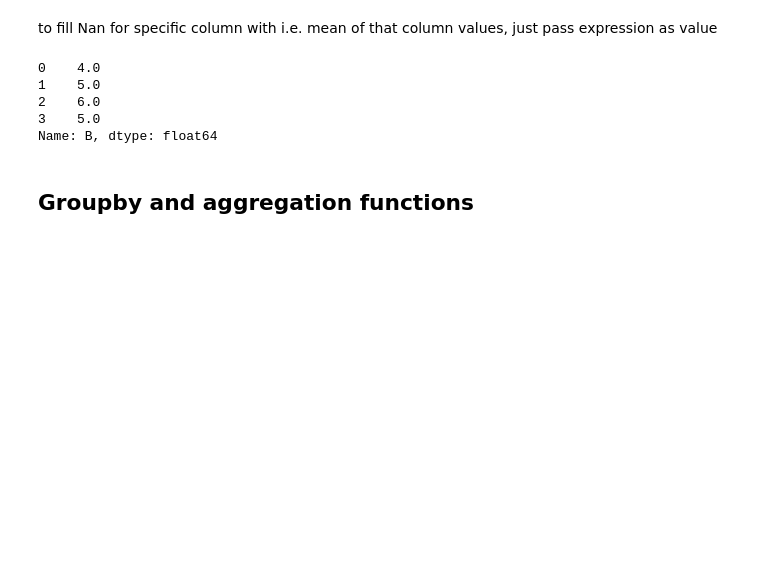
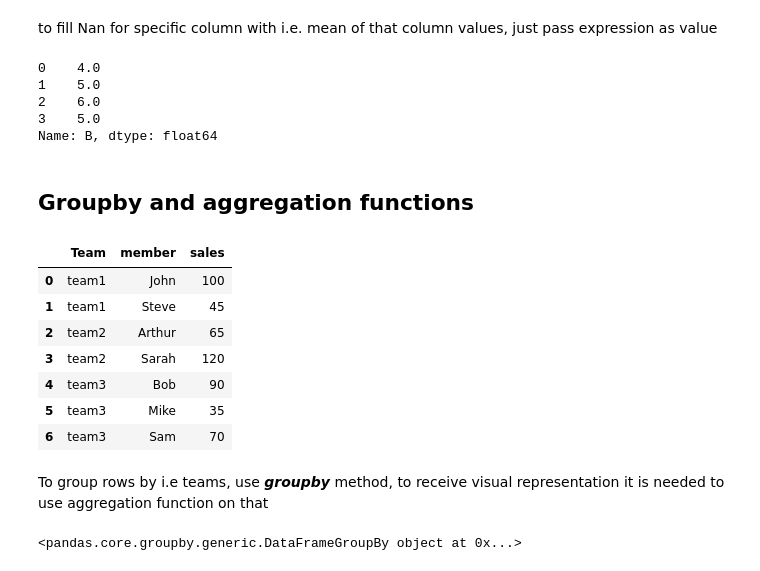
Before and after one commit to Artur-Ws/Data_Science_Basics, a Jupyter notebook: pandas_notes.ipynb, the cells around one changed output. Cells and saved outputs as stored; diff of their text form; code cells hidden in the pictures; blank space fills up the shorter version.

Commit message:
Description of groupby method and aggregation functions

```diff
--- a/pandas_notes.ipynb
+++ b/pandas_notes.ipynb
@@ -498,3 +498,24 @@ df['B'].fillna(value=df['B'].mean())
 Name: B, dtype: float64
 # %% [markdown]
 ## Groupby and aggregation functions
+# %%
+data = {'Team':['team1','team1','team2','team2','team3','team3','team3',],
+        'member':['John','Steve','Arthur','Sarah','Bob','Mike','Sam'],
+       'sales':[100,45,65,120,90,35,70]}
+df = pd.DataFrame(data)
+df
+# %% [output]
+|  | Team | member | sales |
+| 0 | team1 | John | 100 |
+| 1 | team1 | Steve | 45 |
+| 2 | team2 | Arthur | 65 |
+| 3 | team2 | Sarah | 120 |
+| 4 | team3 | Bob | 90 |
+| 5 | team3 | Mike | 35 |
+| 6 | team3 | Sam | 70 |
+# %% [markdown]
+To group rows by i.e teams, use ***groupby*** method, to receive visual representation it is needed to use aggregation function on that
+# %%
+df.groupby('Team')
+# %% [output]
+<pandas.core.groupby.generic.DataFrameGroupBy object at 0x...>
```
Also changed, not shown: parts of 7 cells of this notebook.
